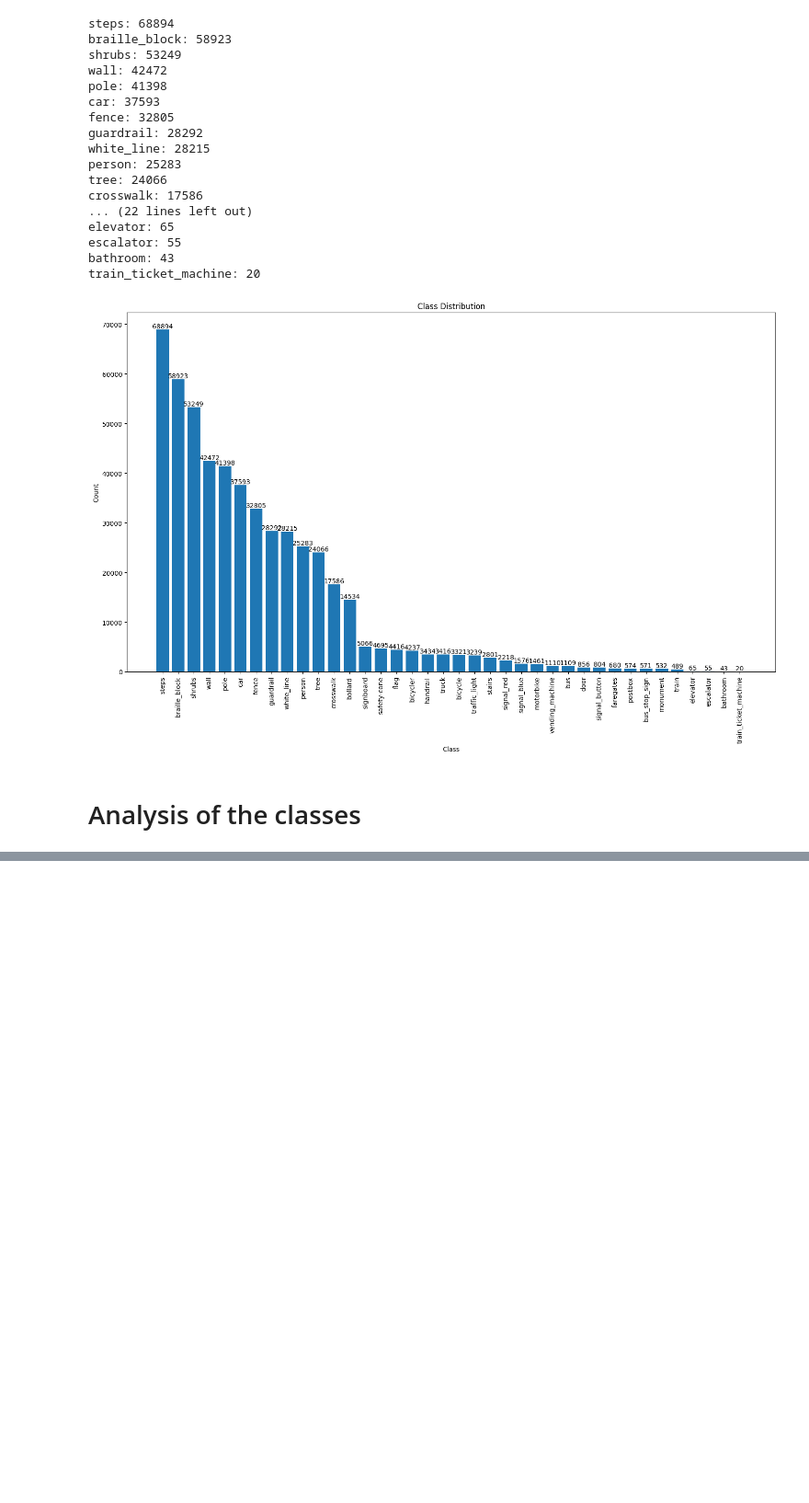
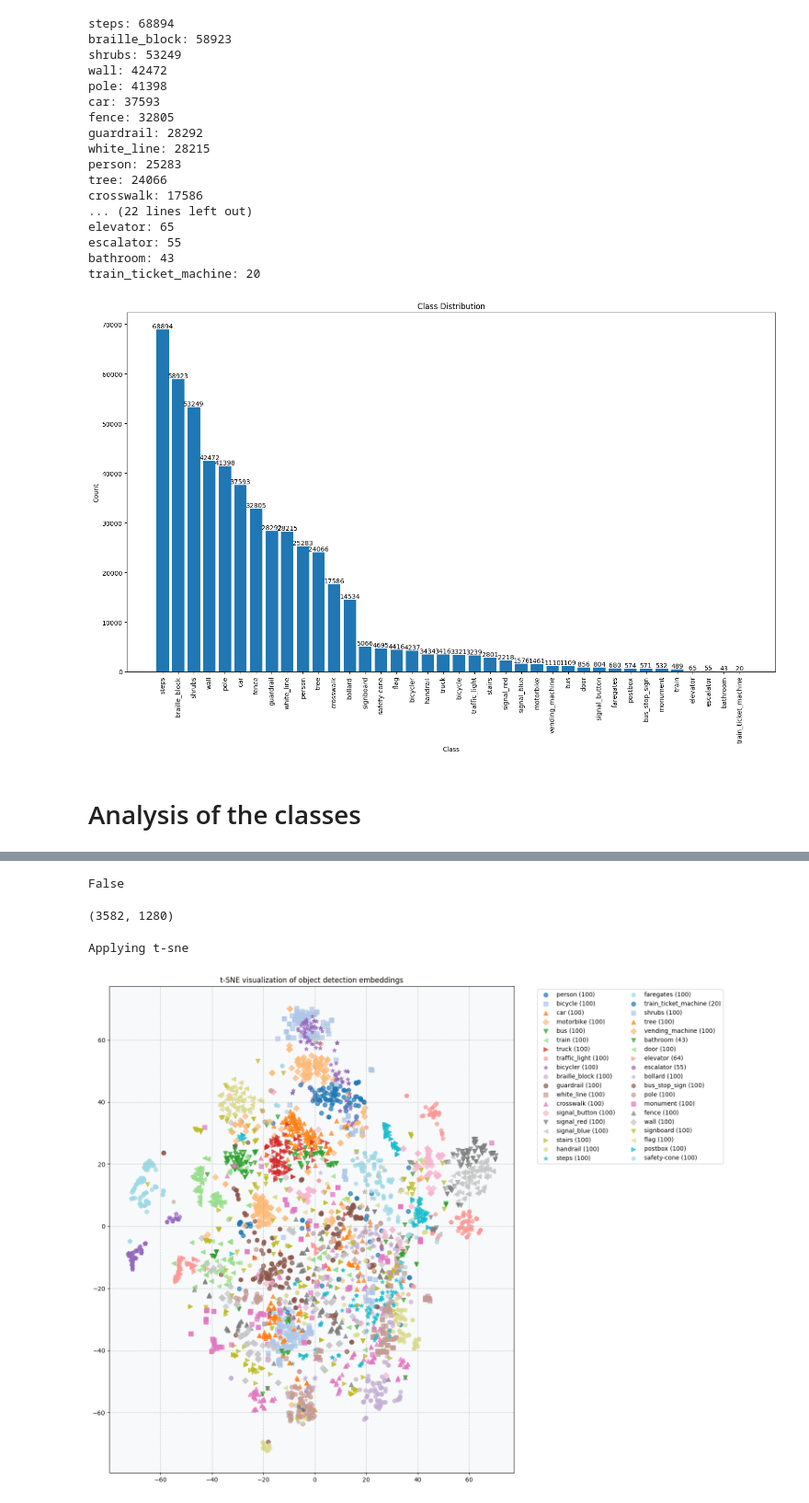
Before and after one commit to jvasquezt2004/TerminalProject, a Jupyter notebook: data_analysis.ipynb, the cells around one changed output, grey strips where cells are left out. Shown at 92% size. Cells and saved outputs as stored; diff of their text form; code cells hidden in the pictures; blank space fills up the shorter version.

Commit message:
Update notebook with efficientnet and tsne to see some characteristics

```diff
--- a/data_analysis.ipynb
+++ b/data_analysis.ipynb
@@ -152,7 +153,7 @@ preprocess = transforms.Compose([
     transforms.Normalize(mean=[0.485, 0.456, 0.406], std=[0.229, 0.224, 0.225]),
 ])
 # %%
-dataset_path = '/home/jorgea/Code/School/TerminalProject/vid_full'
+dataset_path = 'vid_full/vid_full'
 with open(os.path.join(dataset_path, 'data.yaml')) as f:
     data = yaml.load(f, Loader=yaml.FullLoader)
     class_names = data['names']
@@ -237,0 +301,60 @@ Feature extraction initialized
+# %%
+len(train_features) == 0 and len(val_features) == 0
+# %% [output]
+False
+# %%
+features = np.vstack([train_features, val_features])
+labels = np.concatenate([train_labels, val_labels])
+# %%
+len(features), features.shape[1]
+# %% [output]
+(3582, 1280)
+# %%
+print("Applying t-sne")
+perplexity_value = min(30, len(features) - 1)
+
+tsne = TSNE(n_components=2, random_state=42, perplexity=perplexity_value)
+features_2d = tsne.fit_transform(features)
+# %% [output]
+Applying t-sne
+# %%
+plt.figure(figsize=(15, 12))
+
+unique_labels = sorted(set(labels))
+num_classes = len(unique_labels)
+colors = plt.cm.tab20(np.linspace(0, 1, min(num_classes, 20)))
+
+if num_classes > 20:
+    additional_colors = plt.cm.tab20(np.linspace(0, 1, num_classes - 20))
+    colors = np.vstack([colors, additional_colors])
+
+markers = ['o', 's', '^', 'D', 'v', '<', '>', 'p', '*', 'h']
+
+for i, class_id in enumerate(unique_labels):
+    mask = labels == class_id
+    marker = markers[i % len(markers)]
+    plt.scatter(
+            features_2d[mask, 0], features_2d[mask, 1],
+            color=colors[i % len(colors)],
+            marker=marker,
+            label=f"{class_names[class_id]} ({np.sum(mask)})",
+            alpha=0.7,
+            s=50
+        )
+
+plt.title("t-SNE visualization of object detection embeddings")
+
+if len(unique_labels) > 15:
+    plt.legend(bbox_to_anchor=(1.05, 1), loc='upper left', ncol=2, fontsize=10)
+else:
+    plt.legend(bbox_to_anchor=(1.05, 1), loc='upper left', fontsize=12)
+
+plt.tight_layout()
+
+plt.grid(True, linestyle='--', alpha=0.7)
+
+plt.gca().set_facecolor('#f8f9fa')
+plt.savefig('tsne_features.png', dpi=300, bbox_inches='tight')
+plt.show()
+# %% [output]
+[figure, added]
```
Also changed, not shown: parts of 7 cells of this notebook.
